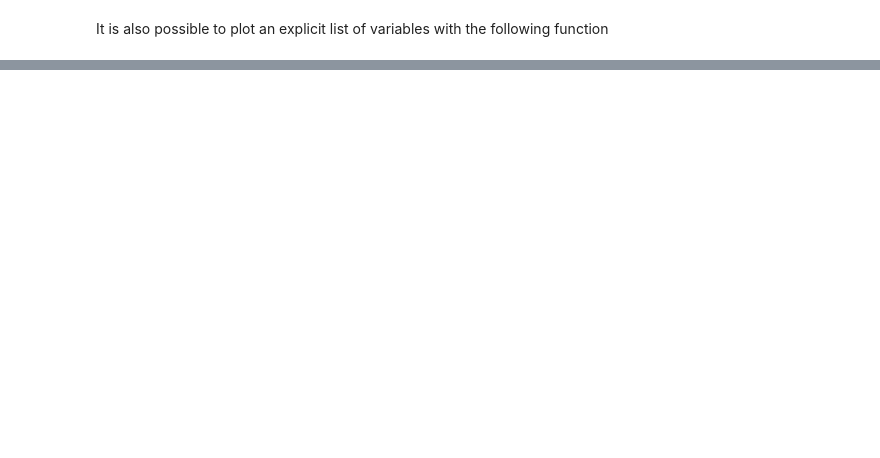
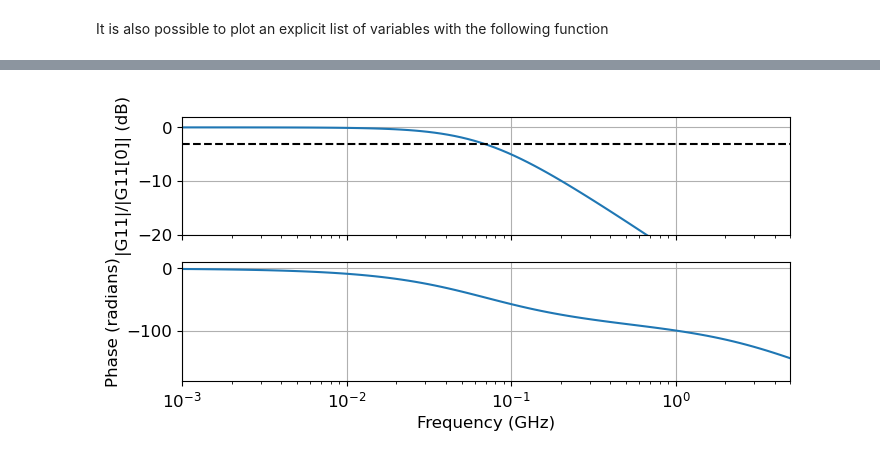
Before and after one commit to ahmedD67/dynamic-nanobrain-test-env, a Jupyter notebook: AdvancedExample.ipynb, the cells around one changed output, grey strips where cells are left out. Drawn from its saved outputs; the diff is of its cells as text; code cells hidden in the pictures; blank space fills up the shorter version.

```diff
--- a/AdvancedExample.ipynb
+++ b/AdvancedExample.ipynb
@@ -186,0 +246,48 @@ plotter.visualize_dynamic_result(result, ['H0-Vgate','H0-Vexc','K1-Vgate','K1-Ve
+# %%
+# Produce Bode plots of the results
+# Define parameters
+my_dpi = 300
+prop_cycle = plt.rcParams['axes.prop_cycle']
+colors = prop_cycle.by_key()['color']
+
+# Figure sizes
+inchmm = 25.4
+nature_single = 89.0 / 25.4
+nature_double = 183.0 / 25.4
+nature_full = 247.0 / 25.4
+
+# Plot options
+font = {'family' : 'sans',
+        'weight' : 'normal',
+        'size'   : 12}
+plt.rc('font', **font)
+
+fig, (ax1, ax2) = plt.subplots(2,1,figsize=(nature_double,nature_single),sharex=True)
+
+f_min = abs(s[0])
+plot_f_max = 5 # GHz
+
+ax1.plot(abs(s),mag_G11_dB)
+ax1.plot([f_min,plot_f_max],[-3,-3],'k--')
+ax1.grid('True')
+ax1.set_xscale('log')
+#ax1.set_xlabel('Frequency (GHz)')
+ax1.set_ylabel('|G11|/|G11[0]| (dB)')
+ax1.set_xlim(f_min,plot_f_max)
+ax1.set_ylim(-20,2)
+
+ax2.plot(abs(s),arg_G11*180/np.pi)
+ax2.grid('True')
+#ax2.set_xscale('log')
+ax2.set_xlabel('Frequency (GHz)')
+ax2.set_ylabel('Phase (radians)')
+ax2.set_ylim(-180,10)
+
+plt.tight_layout()
+#plt.legend()
+#plt.savefig(figname+'.eps',bbox_inhces='tight')
+#plt.savefig(figname+'.png',dpi=my_dpi)
+#plt.savefig(figname+'.svg')
+plt.show()
+# %% [output]
+[figure, added]
```
Also changed, not shown: parts of 13 cells of this notebook, 13 other files.
